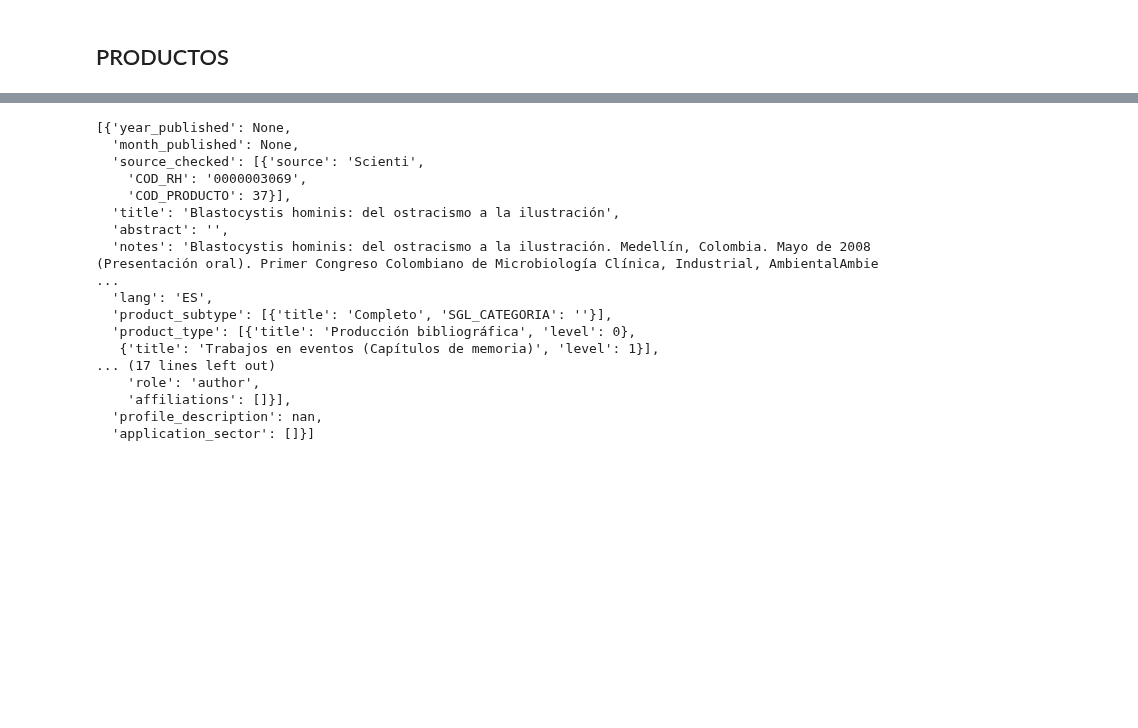
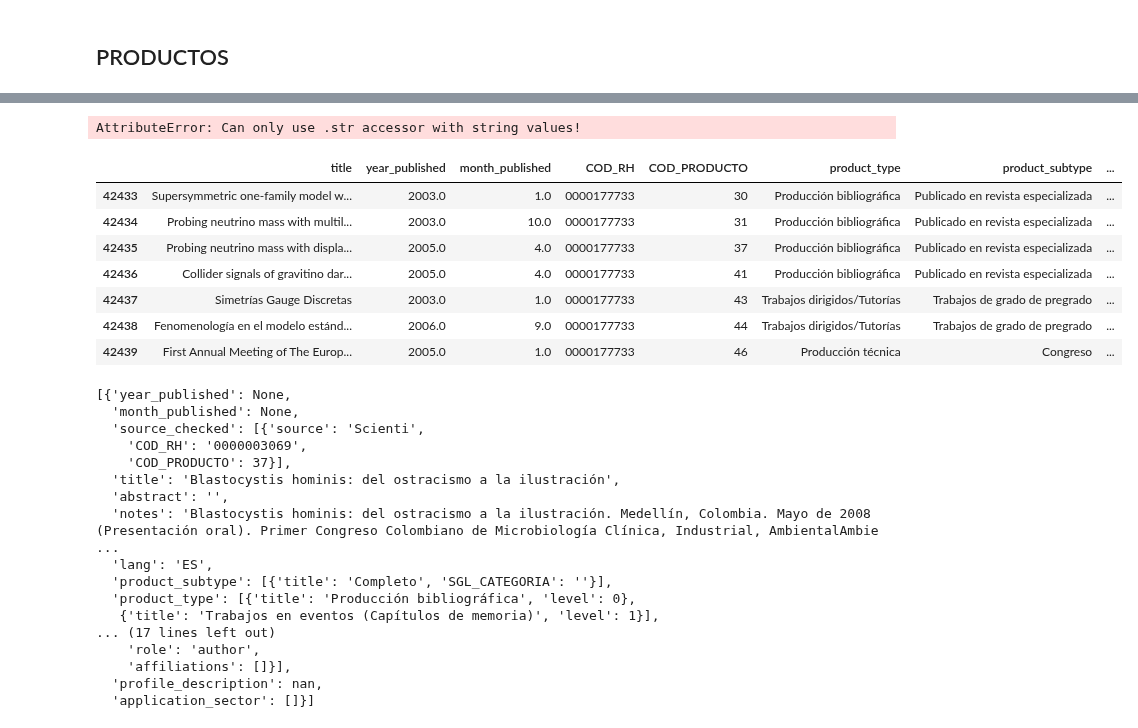
Before and after one commit to colav-playground/scienti, a Jupyter notebook: MIEMBROS_GRUPOS.ipynb, the cells around one changed output, grey strips where cells are left out. Saved outputs shown, nothing was run; the diff lists cells and outputs as text; code cells hidden in the pictures; blank space fills up the shorter version.

```diff
--- a/MIEMBROS_GRUPOS.ipynb
+++ b/MIEMBROS_GRUPOS.ipynb
@@ -187,8 +189,3 @@ GR=sc.read_drive_excel('gruplac_grupo_pesquisa.xlsx',dtype=dtype)
 ac=sc.read_drive_excel('EN_AREA_CONOCIMIENTO.xlsx',dtype=dtype)
 # %%
 prg=sc.read_drive_excel('GRUPLAC_EN_PROGRAMA_COLCIENCIAS.xlsx',dtype=dtype)
-# %%
-NO_CORRER=True
-if not NO_CORRER:
-    df=pd.read_pickle('/data/scienti/cvlac.pkl.gz')
-    print(df.shape)
@@ -251,8 +191,0 @@ gr[gr['SGL_CATEGORIA']=='ART-ART_A1'].shape[0]
-# %%
-for i in range(gr[gr['SGL_CATEGORIA']=='ART-ART_A1'].shape[0]):
-    art_gr=gr[gr['SGL_CATEGORIA']=='ART-ART_A1'].iloc[i]
-
-    art_cv=cv[ ( (cv['COD_RH']==art_gr['COD_RH']) & (cv['COD_PRODUCTO']==art_gr['COD_PRODUCTO']) )].iloc[0]
-    if isinstance(art_cv['TXT_DOI'],str):
-        print(i)
-        break
@@ -564,0 +487,2 @@ f.close()
+# %%
+prs=pd.DataFrame(prs)
@@ -564,0 +554,15 @@ f.close()
+# %%
+iv=to_excel(prs)
+# %% [output]
+AttributeError: Can only use .str accessor with string values!
+# %%
+iv[iv['identification']=='98554575'][:7]
+# %% [output]
+|  | title | year_published | month_published | COD_RH | COD_PRODUCTO | product_type | product_subtype | ... |
+| 42433 | Supersymmetric one-family model w... | 2003.0 | 1.0 | 0000177733 | 30 | Producción bibliográfica | Publicado en revista especializada | ... |
+| 42434 | Probing neutrino mass with multil... | 2003.0 | 10.0 | 0000177733 | 31 | Producción bibliográfica | Publicado en revista especializada | ... |
+| 42435 | Probing neutrino mass with displa... | 2005.0 | 4.0 | 0000177733 | 37 | Producción bibliográfica | Publicado en revista especializada | ... |
+| 42436 | Collider signals of gravitino dar... | 2005.0 | 4.0 | 0000177733 | 41 | Producción bibliográfica | Publicado en revista especializada | ... |
+| 42437 | Simetrías Gauge Discretas | 2003.0 | 1.0 | 0000177733 | 43 | Trabajos dirigidos/Tutorías | Trabajos de grado de pregrado | ... |
+| 42438 | Fenomenología en el modelo estánd... | 2006.0 | 9.0 | 0000177733 | 44 | Trabajos dirigidos/Tutorías | Trabajos de grado de pregrado | ... |
+| 42439 | First Annual Meeting of The Europ... | 2005.0 | 1.0 | 0000177733 | 46 | Producción técnica | Congreso | ... |
```
Also changed, not shown: parts of 15 cells of this notebook.
